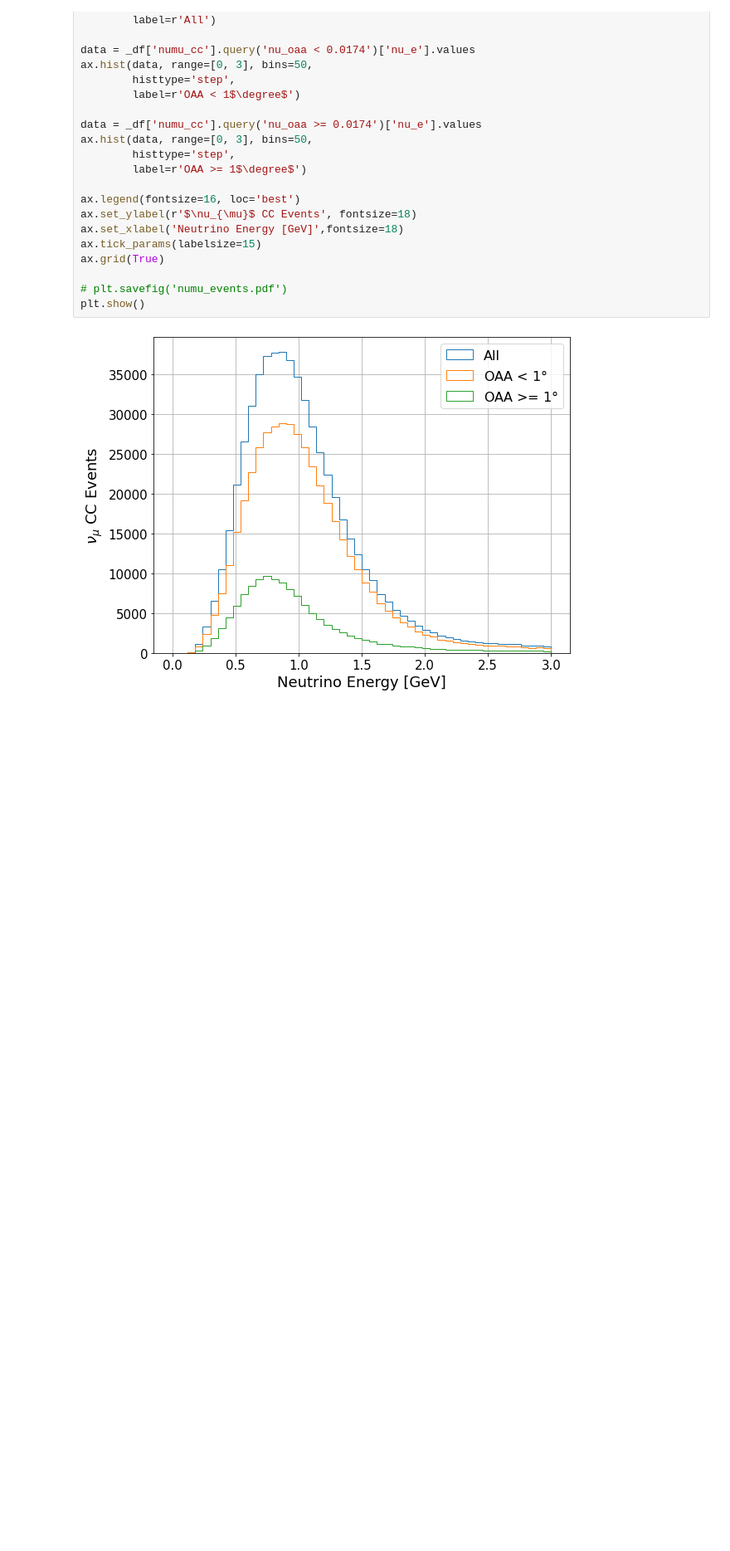
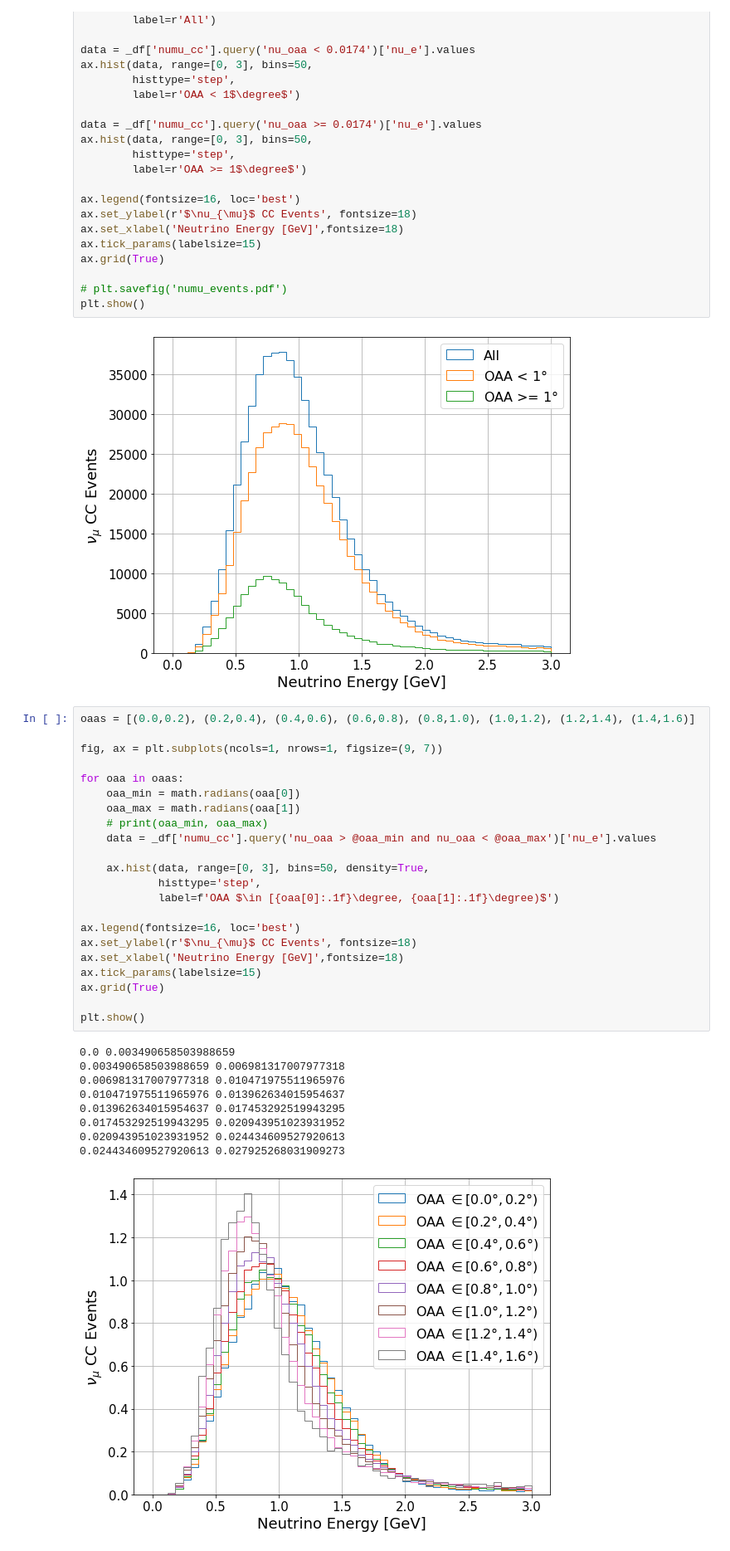
Before and after one commit to marcodeltutto/SBNDPrism-Ana, a Jupyter notebook: Analysis.ipynb, the cells around one changed output. Shown at 83% size. Saved outputs shown, nothing was run; the diff lists cells and outputs as text; blank space fills up the shorter version.

```diff
--- a/Analysis.ipynb
+++ b/Analysis.ipynb
@@ -126,3 +123,35 @@ ax.grid(True)
 plt.show()
 # %% [output]
 [figure]
+# %%
+oaas = [(0.0,0.2), (0.2,0.4), (0.4,0.6), (0.6,0.8), (0.8,1.0), (1.0,1.2), (1.2,1.4), (1.4,1.6)]
+
+fig, ax = plt.subplots(ncols=1, nrows=1, figsize=(9, 7))
+
+for oaa in oaas:
+    oaa_min = math.radians(oaa[0])
+    oaa_max = math.radians(oaa[1])
+    # print(oaa_min, oaa_max)
+    data = _df['numu_cc'].query('nu_oaa > @oaa_min and nu_oaa < @oaa_max')['nu_e'].values
+
+    ax.hist(data, range=[0, 3], bins=50, density=True,
+            histtype='step',
+            label=f'OAA $\in [{oaa[0]:.1f}\degree, {oaa[1]:.1f}\degree)$')
+
+ax.legend(fontsize=16, loc='best')
+ax.set_ylabel(r'$\nu_{\mu}$ CC Events', fontsize=18)
+ax.set_xlabel('Neutrino Energy [GeV]',fontsize=18)
+ax.tick_params(labelsize=15)
+ax.grid(True)
+
+plt.show()
+# %% [output]
+0.0 0.003490658503988659
+0.003490658503988659 0.006981317007977318
+0.006981317007977318 0.010471975511965976
+0.010471975511965976 0.013962634015954637
+0.013962634015954637 0.017453292519943295
+0.017453292519943295 0.020943951023931952
+0.020943951023931952 0.024434609527920613
+0.024434609527920613 0.027925268031909273
+[figure, added]
```
Also changed, not shown: parts of 1 cell of this notebook.
